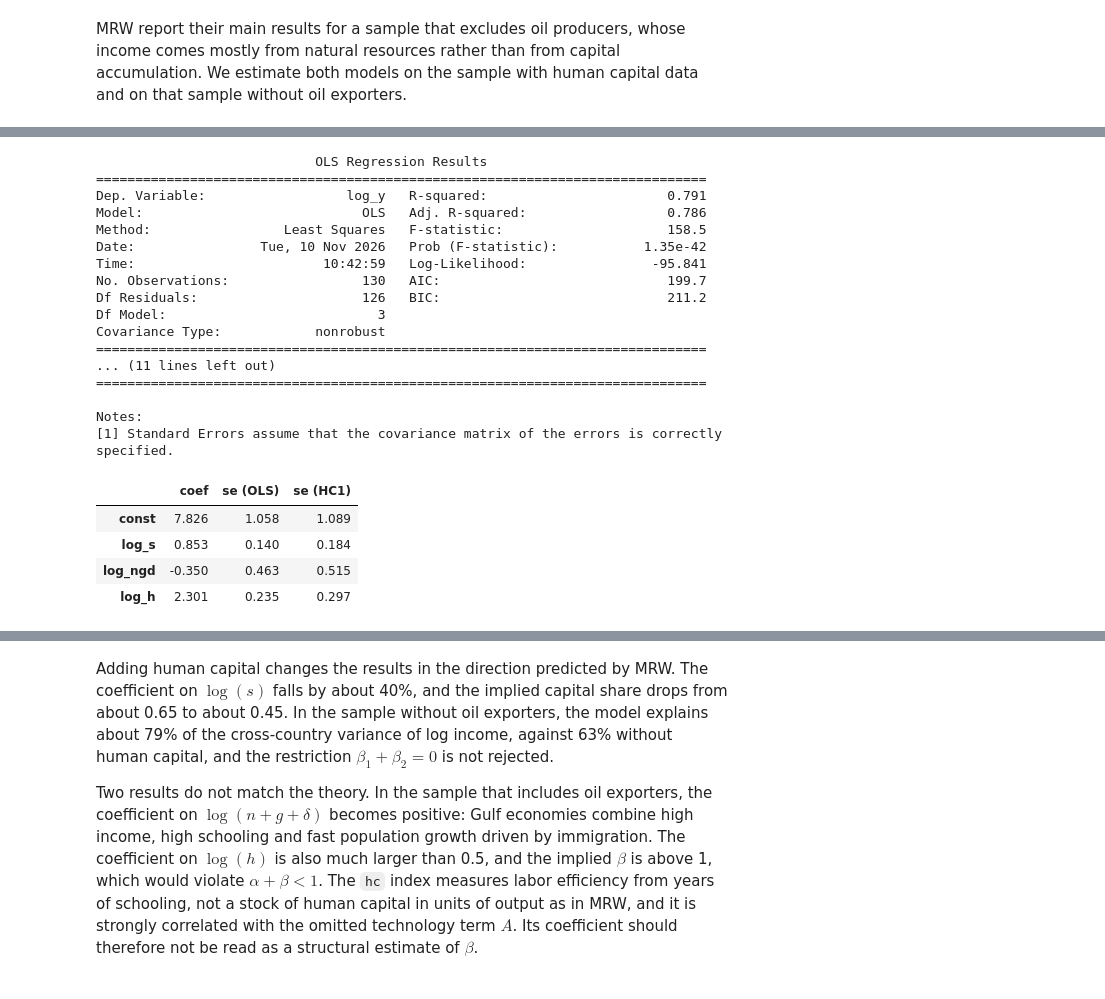
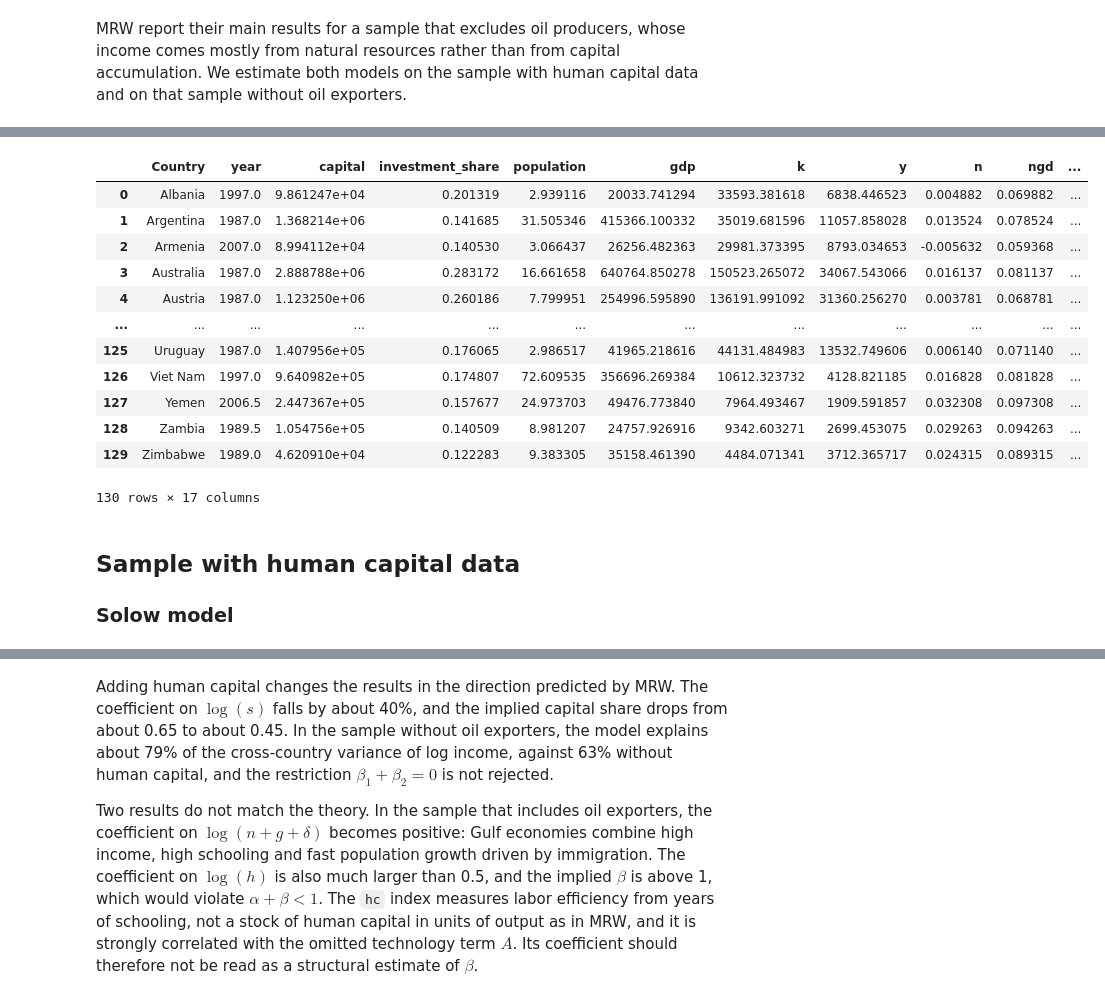
Before and after one commit to davispeckr/solow-growth-model, a Jupyter notebook: Solow.ipynb, the cells around one changed output, grey strips where cells are left out. Saved outputs shown, nothing was run; the diff lists cells and outputs as text; code cells hidden in the pictures.

```diff
--- a/Solow.ipynb
+++ b/Solow.ipynb
@@ -481,30 +492,29 @@ comparison.round(3)
-# %%
-print(models[("Without oil exporters", "Augmented")][0].summary())
-# %% [output]
-                            OLS Regression Results
-==============================================================================
-Dep. Variable:                  log_y   R-squared:                       0.791
-Model:                            OLS   Adj. R-squared:                  0.786
-Method:                 Least Squares   F-statistic:                     158.5
-Date:                Tue, 10 Nov 2026   Prob (F-statistic):           1.35e-42
-Time:                        10:42:59   Log-Likelihood:                -95.841
-No. Observations:                 130   AIC:                             199.7
-Df Residuals:                     126   BIC:                             211.2
-Df Model:                           3
-Covariance Type:            nonrobust
-==============================================================================
-... (11 lines left out)
-==============================================================================
-
-Notes:
-[1] Standard Errors assume that the covariance matrix of the errors is correctly specified.
-# %%
-aug_nonoil = models[("Without oil exporters", "Augmented")][0]
-robust = sm.OLS(df_aug_nonoil["log_y"], sm.add_constant(df_aug_nonoil[["log_s", "log_ngd", "log_h"]])).fit(cov_type="HC1")
-pd.DataFrame({"coef": aug_nonoil.params, "se (OLS)": aug_nonoil.bse, "se (HC1)": robust.bse}).round(3)
-# %% [output]
-|  | coef | se (OLS) | se (HC1) |
-| const | 7.826 | 1.058 | 1.089 |
-| log_s | 0.853 | 0.140 | 0.184 |
-| log_ngd | -0.350 | 0.463 | 0.515 |
-| log_h | 2.301 | 0.235 | 0.297 |
+# %%
+oil = [
+    "Algeria", "Angola", "Bahrain", "Brunei Darussalam", "Equatorial Guinea", "Gabon",
+    "Iran (Islamic Republic of)", "Iraq", "Kuwait", "Nigeria", "Oman", "Qatar",
+    "Saudi Arabia", "Trinidad and Tobago", "United Arab Emirates",
+    "Venezuela (Bolivarian Republic of)"
+]
+
+df_aug_nonoil = df_aug[~df_aug["Country"].isin(oil)].reset_index(drop=True)
+
+df_aug_nonoil
+# %% [output]
+|  | Country | year | capital | investment_share | population | gdp | k | y | n | ngd | ... |
+| 0 | Albania | 1997.0 | 9.861247e+04 | 0.201319 | 2.939116 | 20033.741294 | 33593.381618 | 6838.446523 | 0.004882 | 0.069882 | ... |
+| 1 | Argentina | 1987.0 | 1.368214e+06 | 0.141685 | 31.505346 | 415366.100332 | 35019.681596 | 11057.858028 | 0.013524 | 0.078524 | ... |
+| 2 | Armenia | 2007.0 | 8.994112e+04 | 0.140530 | 3.066437 | 26256.482363 | 29981.373395 | 8793.034653 | -0.005632 | 0.059368 | ... |
+| 3 | Australia | 1987.0 | 2.888788e+06 | 0.283172 | 16.661658 | 640764.850278 | 150523.265072 | 34067.543066 | 0.016137 | 0.081137 | ... |
+| 4 | Austria | 1987.0 | 1.123250e+06 | 0.260186 | 7.799951 | 254996.595890 | 136191.991092 | 31360.256270 | 0.003781 | 0.068781 | ... |
+| ... | ... | ... | ... | ... | ... | ... | ... | ... | ... | ... | ... |
+| 125 | Uruguay | 1987.0 | 1.407956e+05 | 0.176065 | 2.986517 | 41965.218616 | 44131.484983 | 13532.749606 | 0.006140 | 0.071140 | ... |
+| 126 | Viet Nam | 1997.0 | 9.640982e+05 | 0.174807 | 72.609535 | 356696.269384 | 10612.323732 | 4128.821185 | 0.016828 | 0.081828 | ... |
+| 127 | Yemen | 2006.5 | 2.447367e+05 | 0.157677 | 24.973703 | 49476.773840 | 7964.493467 | 1909.591857 | 0.032308 | 0.097308 | ... |
+| 128 | Zambia | 1989.5 | 1.054756e+05 | 0.140509 | 8.981207 | 24757.926916 | 9342.603271 | 2699.453075 | 0.029263 | 0.094263 | ... |
+| 129 | Zimbabwe | 1989.0 | 4.620910e+04 | 0.122283 | 9.383305 | 35158.461390 | 4484.071341 | 3712.365717 | 0.024315 | 0.089315 | ... |
+130 rows × 17 columns
+# %% [markdown]
+## Sample with human capital data
+
+### Solow model
```
Also changed, not shown: parts of 40 cells of this notebook.
